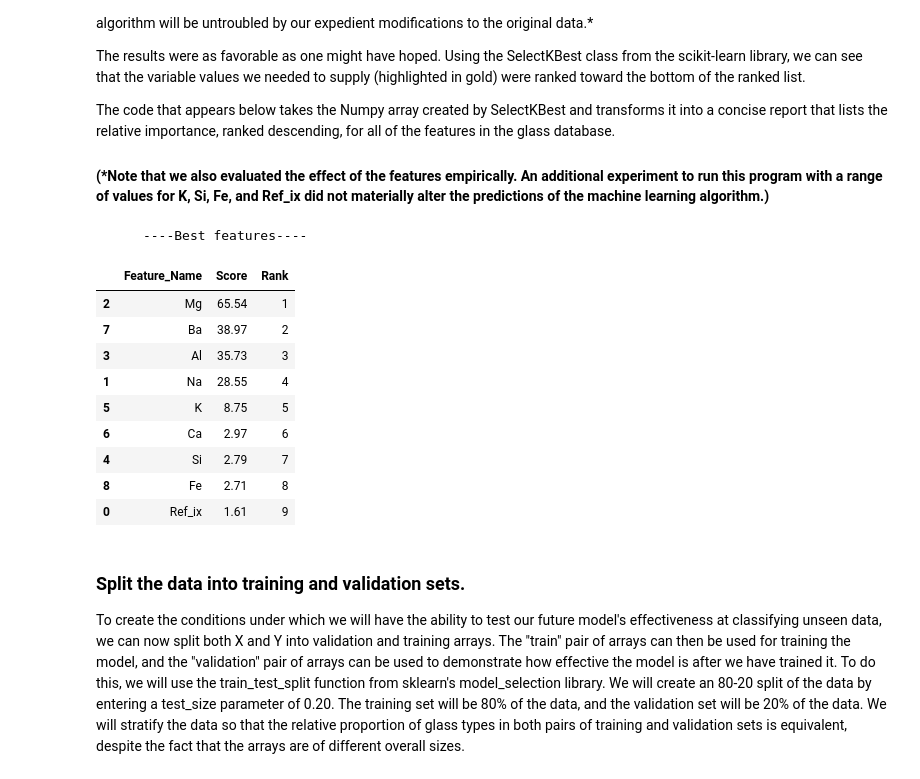
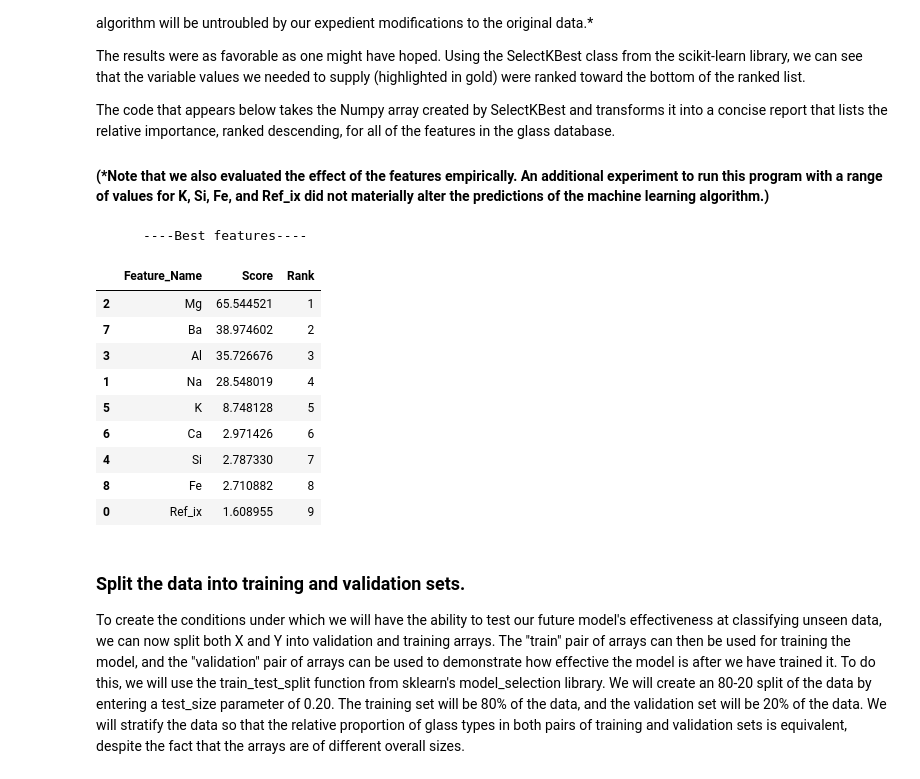
Before and after one commit to alan-turing-institute/TuringDataStories, a Jupyter notebook: stories/2022-03-27_Glass_ML/ML_20th_Century.ipynb, the cells around one changed output. Cells and saved outputs as stored; diff of their text form; code cells hidden in the pictures.

```diff
--- a/stories/2022-03-27_Glass_ML/ML_20th_Century.ipynb
+++ b/stories/2022-03-27_Glass_ML/ML_20th_Century.ipynb
@@ -578,72 +578,64 @@ The code that appears below takes the Numpy array created by SelectKBest and tra
 
 #### (*Note that we also evaluated the effect of the features empirically. An additional experiment to run this program with a range of values for K,  Si, Fe, and Ref_ix did not materially alter the predictions of the machine learning algorithm.)
 # %%
-def color_relevant_red(val):
+def color_relevant_gold(row):
     """
     Takes a scalar and returns a string with
     the css property `'color: red'` for relevant
     strings, black otherwise.
     """
-    if (val == 'K'  or val == 'Ref_ix' or val == 'Si'
-        or val == 'Fe'):
-        color = 'red'
+    if (row.values[0] == 'K'  or row.values[0] == 'Ref_ix' or row.values[0] == 'Si'
+        or row.values[0] == 'Fe'):
+        color = 'gold'
     else:
-        color = 'black'
-    return 'color: %s' % color
+        color = ''
+    return ['background-color: %s' % color]*len(row.values)
 
-def highlight_col(x):
-    #copy df to new - original data are not changed
-    df = x.copy()
-    #set by condition
-    mask = ((df['Feature_Name'] == 'K') | (df['Feature_Name'] == 'Ref_ix')
-            | (df['Feature_Name'] == 'Si') | (df['Feature_Name'] == 'Fe'))
-    df.loc[mask, :] = 'background-color: gold'
-    df.loc[~mask,:] = 'background-color: ""'
-    return df
 
 names=['Ref_ix','Na','Mg','Al','Si','K','Ca','Ba','Fe']
 
 # feature extraction using univariate selection
 test = SelectKBest(score_func=f_classif, k=4)
 fit = test.fit(X, Y)
 # summarize scores
 print('      ----Best features----')
 # Convert scores to dataframe
 df_scores = pd.DataFrame(fit.scores_)
 # Convert names list to dataframe
 df_names = pd.DataFrame(names)
 # Join two dataframes by indexes
 best_features=pd.concat([df_scores, df_names], axis=1)
 # change the type of the columns from int to str
 best_features.columns = best_features.columns.astype(str)
 # rename the columns to have more sensible names
 best_features.columns.values[0] = "Score"
 best_features.columns.values[1] = "Feature_Name"
 
 # sort the rows (features) by rank in descending order
 best_features.sort_values(by='Score', ascending=False, inplace=True)
 # Add a column for rank to the dataframe
 best_features['Rank'] = np.arange(1,len(best_features)+1)
 # Re-order the columns
 best_features = best_features[['Feature_Name', 'Score','Rank']]
 # Format the dataframe to highlight the relevant rows and give the score
 # two decimal places
-best_features = best_features.style.format({'Score': "{:.2f}"}).apply(
-    highlight_col, axis=None).applymap(color_relevant_red)
-
-display(best_features)
+best_features = best_features.style.format({'Score': "{:.2f}"})
+#print(type(best_features))
+best_features=best_features.data
+from IPython.display import display, HTML
+display(HTML(best_features.style.apply(color_relevant_gold, axis=1).render()))
 # %% [output]
       ----Best features----
 |  | Feature_Name | Score | Rank |
-| 2 | Mg | 65.54 | 1 |
-| 7 | Ba | 38.97 | 2 |
-| 3 | Al | 35.73 | 3 |
-| 1 | Na | 28.55 | 4 |
-| 5 | K | 8.75 | 5 |
-| 6 | Ca | 2.97 | 6 |
-| 4 | Si | 2.79 | 7 |
-| 8 | Fe | 2.71 | 8 |
-| 0 | Ref_ix | 1.61 | 9 |
+| 2 | Mg | 65.544521 | 1 |
+| 7 | Ba | 38.974602 | 2 |
+| 3 | Al | 35.726676 | 3 |
+| 1 | Na | 28.548019 | 4 |
+| 5 | K | 8.748128 | 5 |
+| 6 | Ca | 2.971426 | 6 |
+| 4 | Si | 2.787330 | 7 |
+| 8 | Fe | 2.710882 | 8 |
+| 0 | Ref_ix | 1.608955 | 9 |
 # %% [markdown]
 ### Split the data into training and validation sets.
 To create the conditions under which we will have the ability to test our future model's effectiveness at classifying unseen data, we can now split both X and Y into validation and training arrays. The "train" pair of arrays can then be used for training the model, and the "validation" pair of arrays can be used to demonstrate how effective the model is after we have trained it. To do this, we will use the train_test_split function from sklearn's model_selection library. We will create an 80-20 split of the data by entering a test_size parameter of 0.20. The training set will be 80% of the data, and the validation set will be 20% of the data. We will stratify the data so that the relative proportion of glass types in both pairs of training and validation sets is equivalent, despite the fact that the arrays are of different overall sizes.
```
Also changed, not shown: parts of 2 cells of this notebook.
